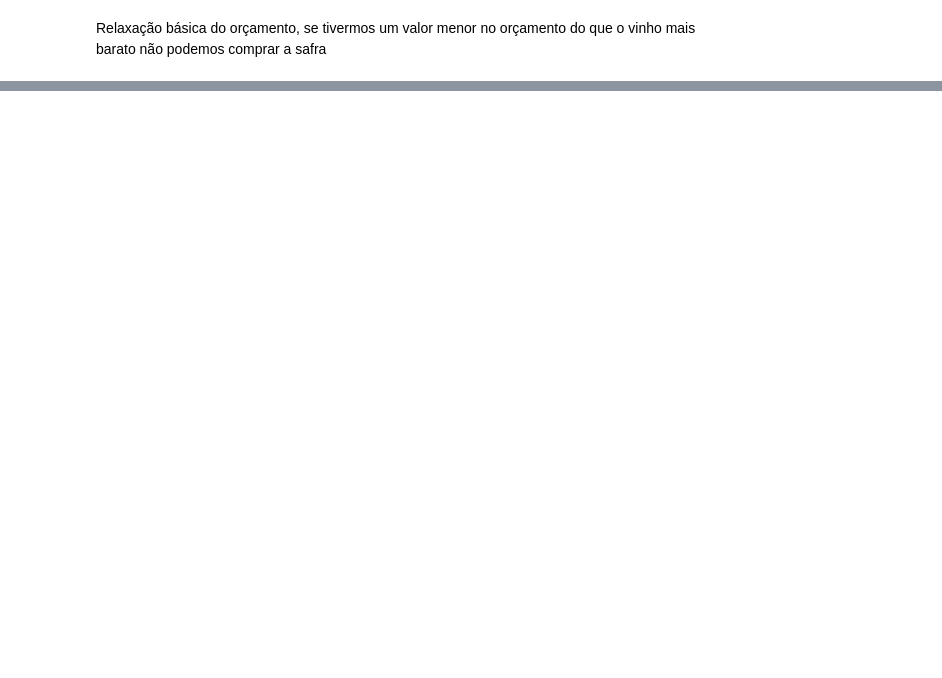
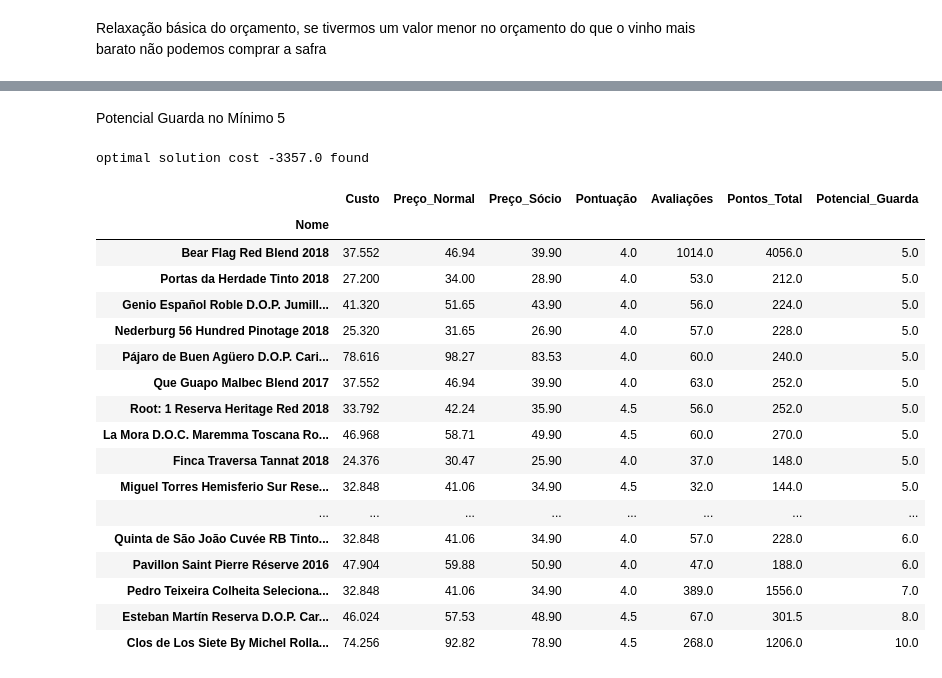
Before and after one commit to ronaldokun/wino, a Jupyter notebook: 03_mip.ipynb, the cells around one changed output, grey strips where cells are left out. Saved outputs shown, nothing was run; the diff lists cells and outputs as text; code cells hidden in the pictures; blank space fills up the shorter version.

```diff
--- a/03_mip.ipynb
+++ b/03_mip.ipynb
@@ -558,0 +593,36 @@ for i, p in enumerate(getpart(data.index.values)):
+# %%
+for i in n:
+    m += wines[i] * avaliação[i] >= wines[i] * 10
+# %% [markdown]
+Potencial Guarda no Mínimo 5
+# %%
+for i in n:
+    m += wines[i] * guarda[i] >= wines[i] * 5
+# %%
+solução = return_solution(m)
+# %% [output]
+optimal solution cost -3357.0 found
+# %%
+SOLUTIONS[name] = data.loc[solução.keys()].copy()
+df = SOLUTIONS[name]
+# %%
+df[['Custo', 'Preço_Normal', 'Preço_Sócio', 'Pontuação', 'Avaliações', 'Pontos_Total', 'Potencial_Guarda']].sort_values("Potencial_Guarda")
+# %% [output]
+|  | Custo | Preço_Normal | Preço_Sócio | Pontuação | Avaliações | Pontos_Total | Potencial_Guarda |
+| Nome |  |  |  |  |  |  |  |
+| Bear Flag Red Blend 2018 | 37.552 | 46.94 | 39.90 | 4.0 | 1014.0 | 4056.0 | 5.0 |
+| Portas da Herdade Tinto 2018 | 27.200 | 34.00 | 28.90 | 4.0 | 53.0 | 212.0 | 5.0 |
+| Genio Español Roble D.O.P. Jumill... | 41.320 | 51.65 | 43.90 | 4.0 | 56.0 | 224.0 | 5.0 |
+| Nederburg 56 Hundred Pinotage 2018 | 25.320 | 31.65 | 26.90 | 4.0 | 57.0 | 228.0 | 5.0 |
+| Pájaro de Buen Agüero D.O.P. Cari... | 78.616 | 98.27 | 83.53 | 4.0 | 60.0 | 240.0 | 5.0 |
+| Que Guapo Malbec Blend 2017 | 37.552 | 46.94 | 39.90 | 4.0 | 63.0 | 252.0 | 5.0 |
+| Root: 1 Reserva Heritage Red 2018 | 33.792 | 42.24 | 35.90 | 4.5 | 56.0 | 252.0 | 5.0 |
+| La Mora D.O.C. Maremma Toscana Ro... | 46.968 | 58.71 | 49.90 | 4.5 | 60.0 | 270.0 | 5.0 |
+| Finca Traversa Tannat 2018 | 24.376 | 30.47 | 25.90 | 4.0 | 37.0 | 148.0 | 5.0 |
+| Miguel Torres Hemisferio Sur Rese... | 32.848 | 41.06 | 34.90 | 4.5 | 32.0 | 144.0 | 5.0 |
+| ... | ... | ... | ... | ... | ... | ... | ... |
+| Quinta de São João Cuvée RB Tinto... | 32.848 | 41.06 | 34.90 | 4.0 | 57.0 | 228.0 | 6.0 |
+| Pavillon Saint Pierre Réserve 2016 | 47.904 | 59.88 | 50.90 | 4.0 | 47.0 | 188.0 | 6.0 |
+| Pedro Teixeira Colheita Seleciona... | 32.848 | 41.06 | 34.90 | 4.0 | 389.0 | 1556.0 | 7.0 |
+| Esteban Martín Reserva D.O.P. Car... | 46.024 | 57.53 | 48.90 | 4.5 | 67.0 | 301.5 | 8.0 |
+| Clos de Los Siete By Michel Rolla... | 74.256 | 92.82 | 78.90 | 4.5 | 268.0 | 1206.0 | 10.0 |
```
Also changed, not shown: parts of 95 cells of this notebook, 2 other files.
